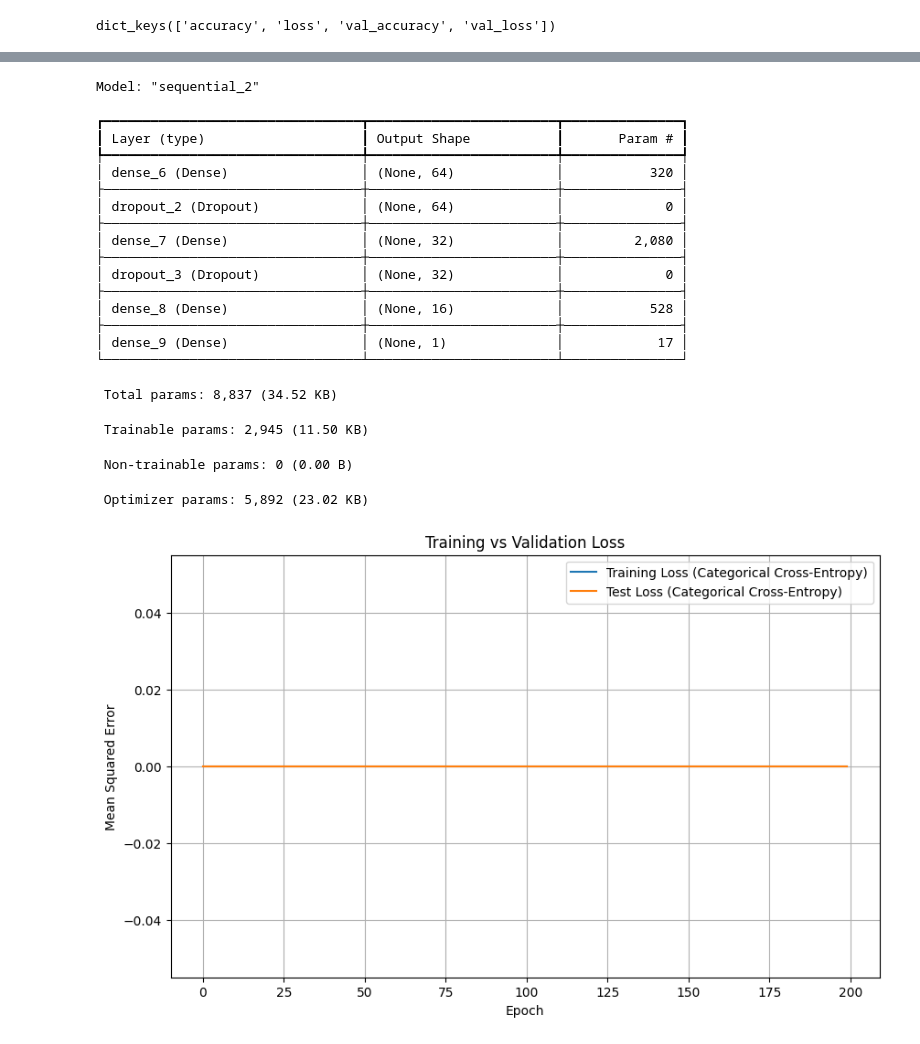
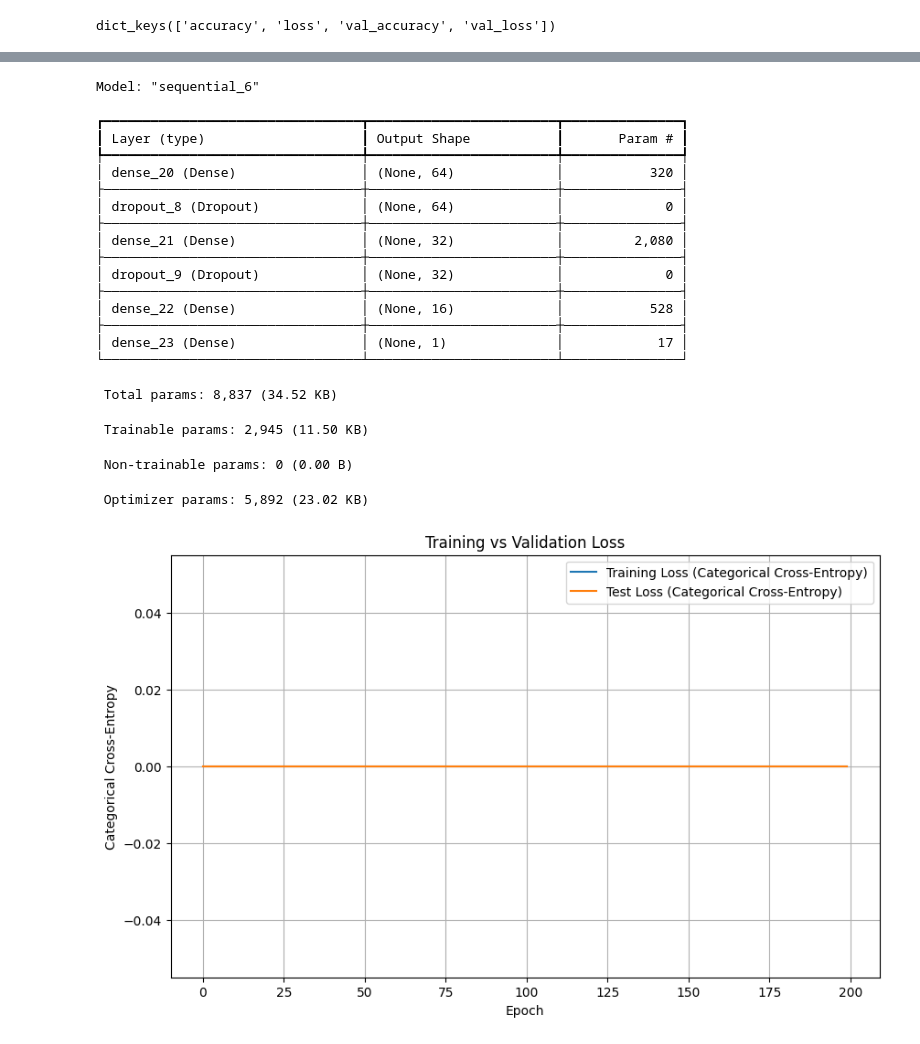
Before and after one commit to Riasat38/CSE440-Natural-Language-Processing-, a Jupyter notebook: CSE440_LAB3.ipynb, the cells around one changed output, grey strips where cells are left out. Saved outputs shown, nothing was run; the diff lists cells and outputs as text; code cells hidden in the pictures.

```diff
--- a/CSE440_LAB3.ipynb
+++ b/CSE440_LAB3.ipynb
@@ -346,7 +346,7 @@ model_4.add(Dense(1, activation='softmax'))
 
 model_4.compile(optimizer='adam', loss='categorical_crossentropy', metrics=['accuracy'])
 
-history = model_4.fit(
+history_4= model_4.fit(
     X_train_iris, y_train_iris,
     validation_data=(X_test_iris, y_test_iris),
     epochs=200,
@@ -378,18 +379,18 @@ print(history.history.keys())
 dict_keys(['accuracy', 'loss', 'val_accuracy', 'val_loss'])
 # %%
 test_loss, acc = model_4.evaluate(X_test_iris, y_test_iris, verbose=2)
-print(f"\nTest MSE: {test_loss:.4f}, Test accuracy: {acc:.4f}")
+print(f"\nTest Categorical Entropy-Loss: {test_loss:.4f}, Test accuracy: {acc:.4f}")
 
 # Model summary
 print("\nModel Summary:")
 model_4.summary()
 
 plt.figure(figsize=(10, 6))
-plt.plot(history.history['loss'], label='Training Loss (Categorical Cross-Entropy)')
-plt.plot(history.history['val_loss'], label='Test Loss (Categorical Cross-Entropy)')
+plt.plot(history_4.history['loss'], label='Training Loss (Categorical Cross-Entropy)')
+plt.plot(history_4.history['val_loss'], label='Test Loss (Categorical Cross-Entropy)')
 plt.title('Training vs Validation Loss')
 plt.xlabel('Epoch')
-plt.ylabel('Mean Squared Error')
+plt.ylabel('Categorical Cross-Entropy')
 plt.legend()
 plt.grid(True)
 plt.show()
@@ -400,23 +401,23 @@ Test MSE: 0.0000, Test accuracy: 0.3000
 
 Model Summary:
-Model: "sequential_2"
+Model: "sequential_6"
 ┏━━━━━━━━━━━━━━━━━━━━━━━━━━━━━━━━━┳━━━━━━━━━━━━━━━━━━━━━━━━┳━━━━━━━━━━━━━━━┓
 ┃ Layer (type)                    ┃ Output Shape           ┃       Param # ┃
 ┡━━━━━━━━━━━━━━━━━━━━━━━━━━━━━━━━━╇━━━━━━━━━━━━━━━━━━━━━━━━╇━━━━━━━━━━━━━━━┩
-│ dense_6 (Dense)                 │ (None, 64)             │           320 │
+│ dense_20 (Dense)                │ (None, 64)             │           320 │
 ├─────────────────────────────────┼────────────────────────┼───────────────┤
-│ dropout_2 (Dropout)             │ (None, 64)             │             0 │
+│ dropout_8 (Dropout)             │ (None, 64)             │             0 │
 ├─────────────────────────────────┼────────────────────────┼───────────────┤
-│ dense_7 (Dense)                 │ (None, 32)             │         2,080 │
+│ dense_21 (Dense)                │ (None, 32)             │         2,080 │
 ├─────────────────────────────────┼────────────────────────┼───────────────┤
-│ dropout_3 (Dropout)             │ (None, 32)             │             0 │
+│ dropout_9 (Dropout)             │ (None, 32)             │             0 │
 ├─────────────────────────────────┼────────────────────────┼───────────────┤
-│ dense_8 (Dense)                 │ (None, 16)             │           528 │
+│ dense_22 (Dense)                │ (None, 16)             │           528 │
 ├─────────────────────────────────┼────────────────────────┼───────────────┤
-│ dense_9 (Dense)                 │ (None, 1)              │            17 │
+│ dense_23 (Dense)                │ (None, 1)              │            17 │
 └─────────────────────────────────┴────────────────────────┴───────────────┘
  Total params: 8,837 (34.52 KB)
  Trainable params: 2,945 (11.50 KB)
  Non-trainable params: 0 (0.00 B)
  Optimizer params: 5,892 (23.02 KB)
-[figure, old version]
+[figure, new version]
```
Also changed, not shown: parts of 8 cells of this notebook.
